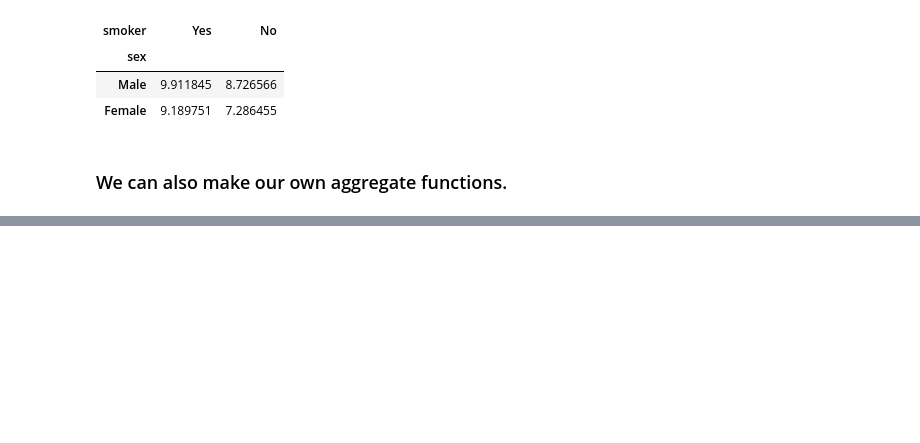
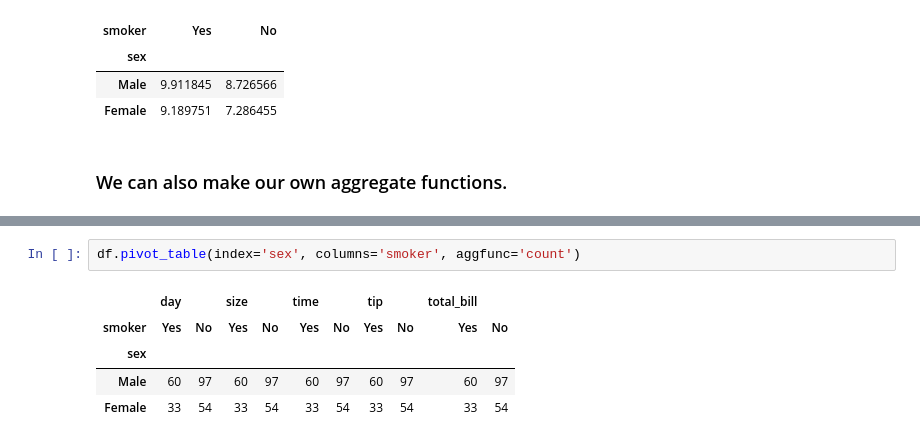
Before and after one commit to Muhammad-Waleed-Source/Pandas, a Jupyter notebook: Pandas_6_MultiIndex_Series_and_DataFrames.ipynb, the cells around one changed output, grey strips where cells are left out. Drawn from its saved outputs; the diff is of its cells as text; blank space fills up the shorter version.

```diff
--- a/Pandas_6_MultiIndex_Series_and_DataFrames.ipynb
+++ b/Pandas_6_MultiIndex_Series_and_DataFrames.ipynb
@@ -1211,0 +1220,8 @@ df.pivot_table(index='sex', columns='smoker', values='total_bill', aggfunc='std'
+# %%
+df.pivot_table(index='sex', columns='smoker', aggfunc='count')
+# %% [output]
+|  | day |  | size |  | time |  | tip |  | total_bill |  |
+| smoker | Yes | No | Yes | No | Yes | No | Yes | No | Yes | No |
+| sex |  |  |  |  |  |  |  |  |  |  |
+| Male | 60 | 97 | 60 | 97 | 60 | 97 | 60 | 97 | 60 | 97 |
+| Female | 33 | 54 | 33 | 54 | 33 | 54 | 33 | 54 | 33 | 54 |
```
Also changed, not shown: parts of 5 cells of this notebook.
